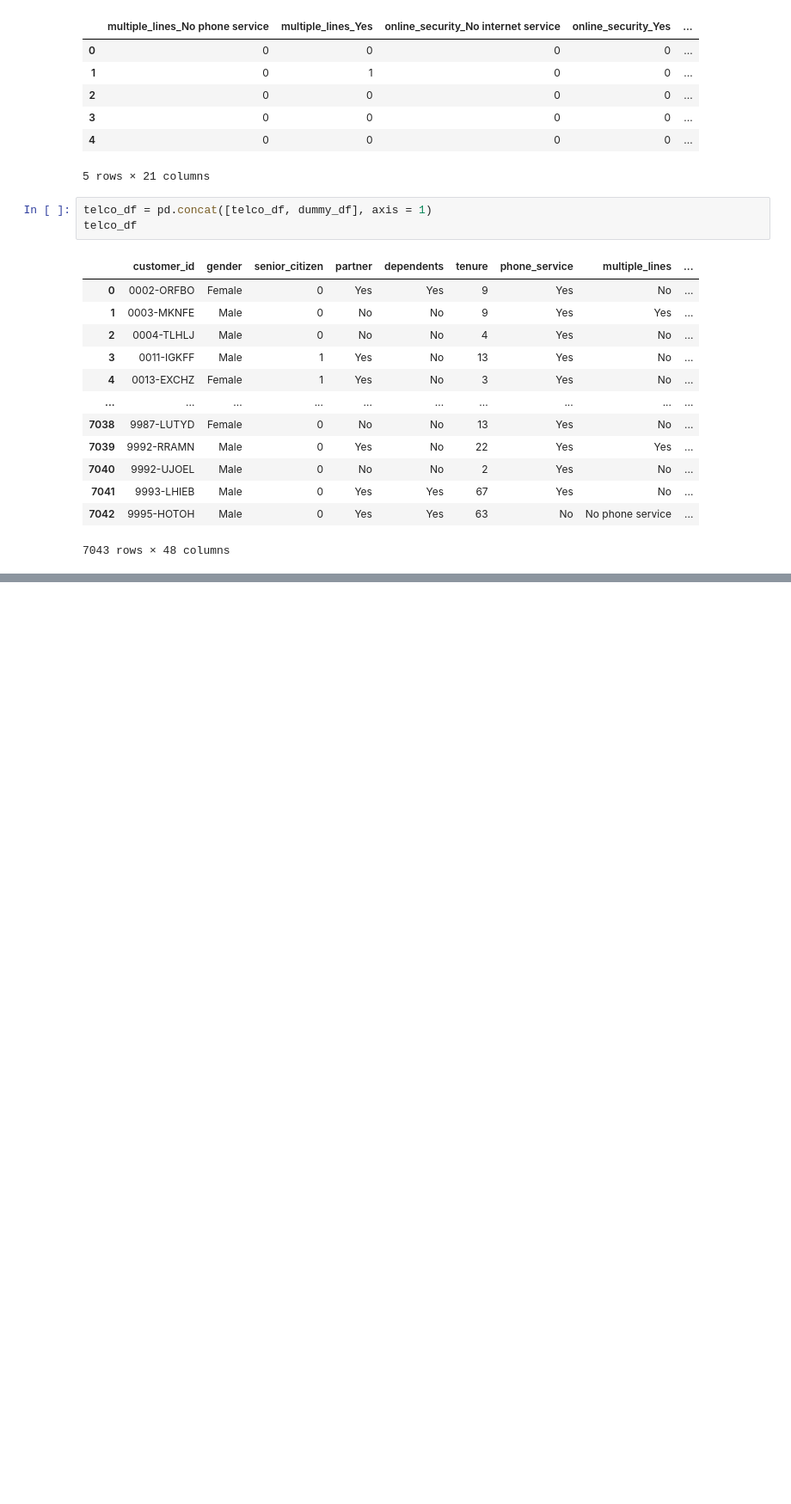
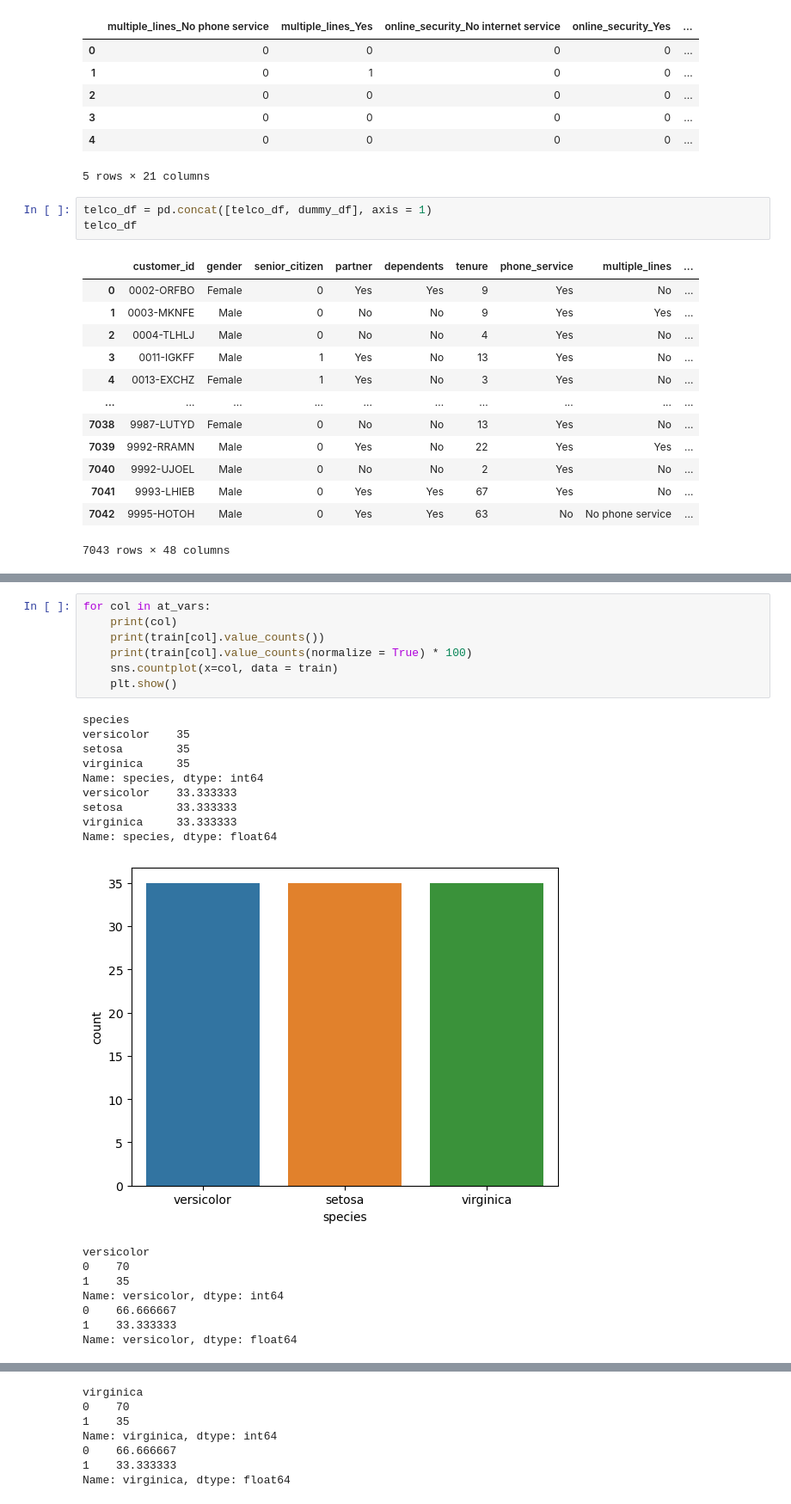
Before and after one commit to nicolas-angarita/classification-exercises, a Jupyter notebook: classification_exercises_p2.ipynb, the cells around one changed output, grey strips where cells are left out. Shown: that part at 86% size. Drawn from its saved outputs; the diff is of its cells as text; blank space fills up the shorter version.

```diff
--- a/classification_exercises_p2.ipynb
+++ b/classification_exercises_p2.ipynb
@@ -560,0 +708,25 @@ AttributeError: 'NoneType' object has no attribute 'gender'
+# %%
+for col in at_vars:
+    print(col)
+    print(train[col].value_counts())
+    print(train[col].value_counts(normalize = True) * 100)
+    sns.countplot(x=col, data = train)
+    plt.show()
+# %% [output]
+species
+versicolor    35
+setosa        35
+virginica     35
+Name: species, dtype: int64
+versicolor    33.333333
+setosa        33.333333
+virginica     33.333333
+Name: species, dtype: float64
+[figure, added]
+versicolor
+0    70
+1    35
+Name: versicolor, dtype: int64
+0    66.666667
+1    33.333333
+Name: versicolor, dtype: float64
@@ -560,0 +734,7 @@ AttributeError: 'NoneType' object has no attribute 'gender'
+virginica
+0    70
+1    35
+Name: virginica, dtype: int64
+0    66.666667
+1    33.333333
+Name: virginica, dtype: float64
```
Also changed, not shown: parts of 49 cells of this notebook, 1 other file.
